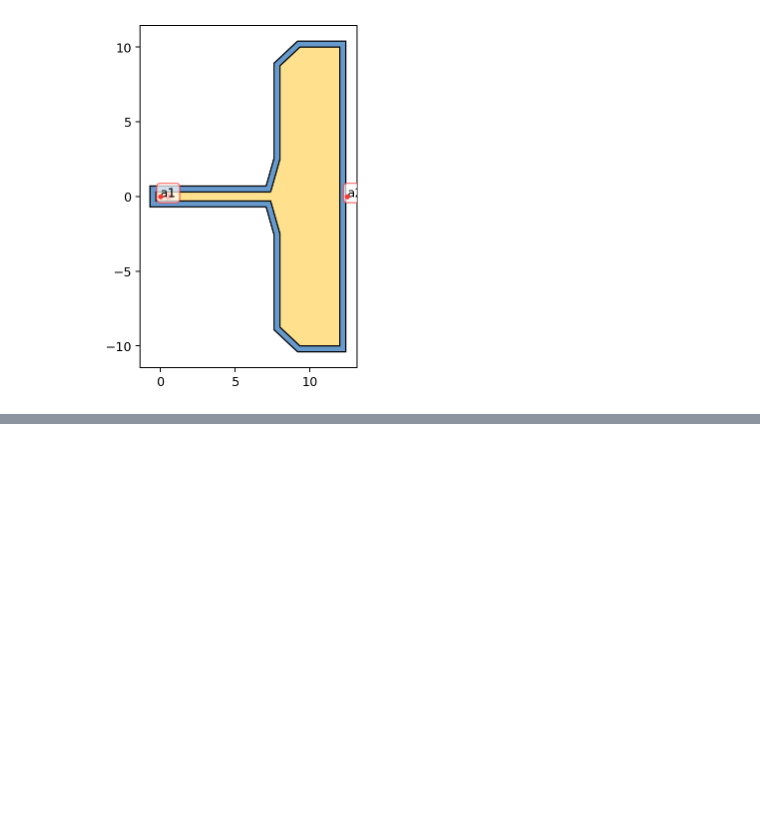
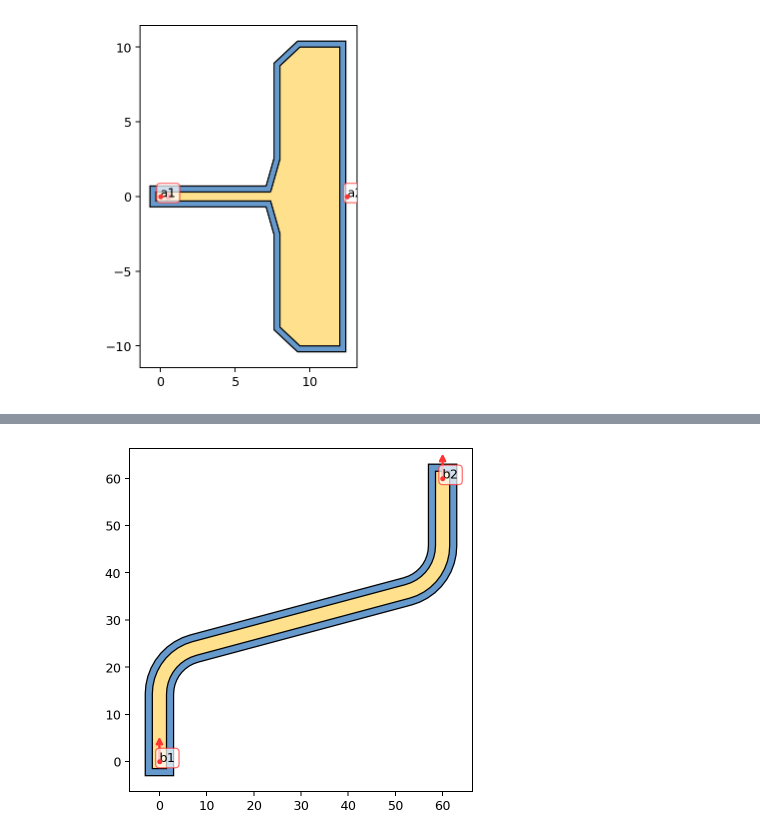
Before and after one commit to eeroqlab/zeroheliumkit, a Jupyter notebook: dev/anchors_test.ipynb, the cells around one changed output, grey strips where cells are left out. Saved outputs shown, nothing was run; the diff lists cells and outputs as text; code cells hidden in the pictures; blank space fills up the shorter version.

```diff
--- a/dev/anchors_test.ipynb
+++ b/dev/anchors_test.ipynb
@@ -123,0 +156,15 @@ plt.show()
+# %%
+layer_info = {"metal": 3,
+              "etch": 6}
+
+p1 = Point(0, 0)
+p2 = Point(60, 60)
+r2 = RouteTwoElbows(p1, 90, p2, 90, 15, radius=10, num_segments=10, layers=layer_info, alabel=("b1", "b2"))
+
+fig = plt.figure(1, figsize=SIZE, dpi=90)
+ax = fig.add_subplot(111)
+r2.plot(ax=ax, layer=["etch", "metal", "anchorsmod"], color=colorlist)
+plt.gca().set_aspect('equal')
+plt.show()
+# %% [output]
+[figure, added]
```
Also changed, not shown: parts of 12 cells of this notebook, 2 other files.
